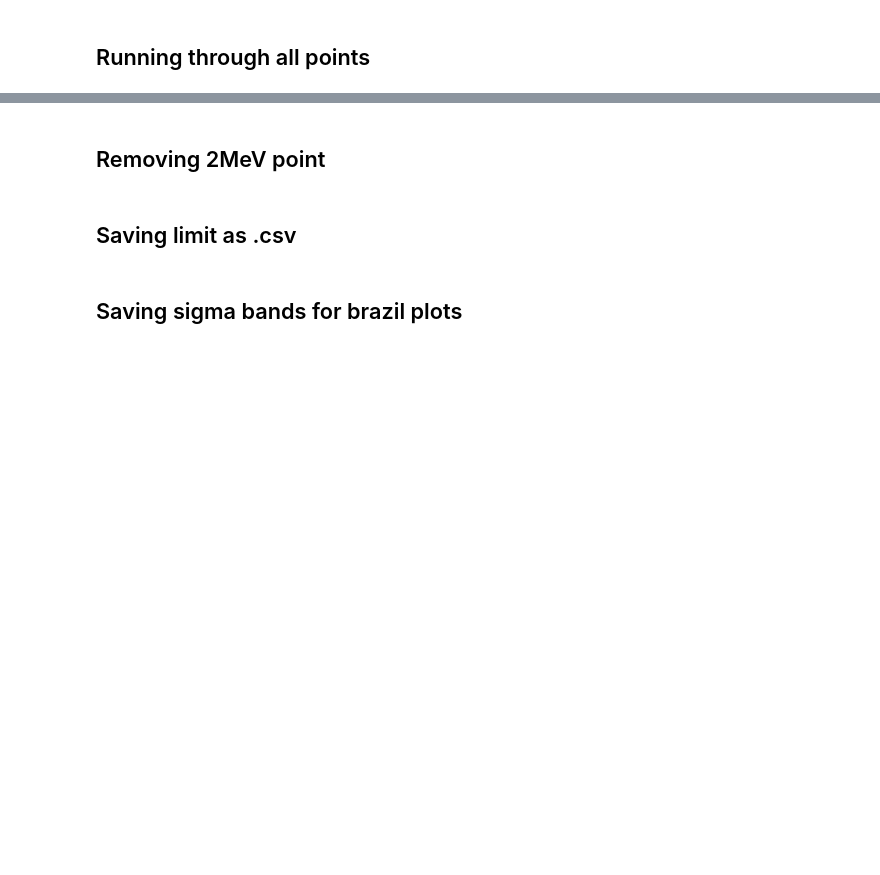
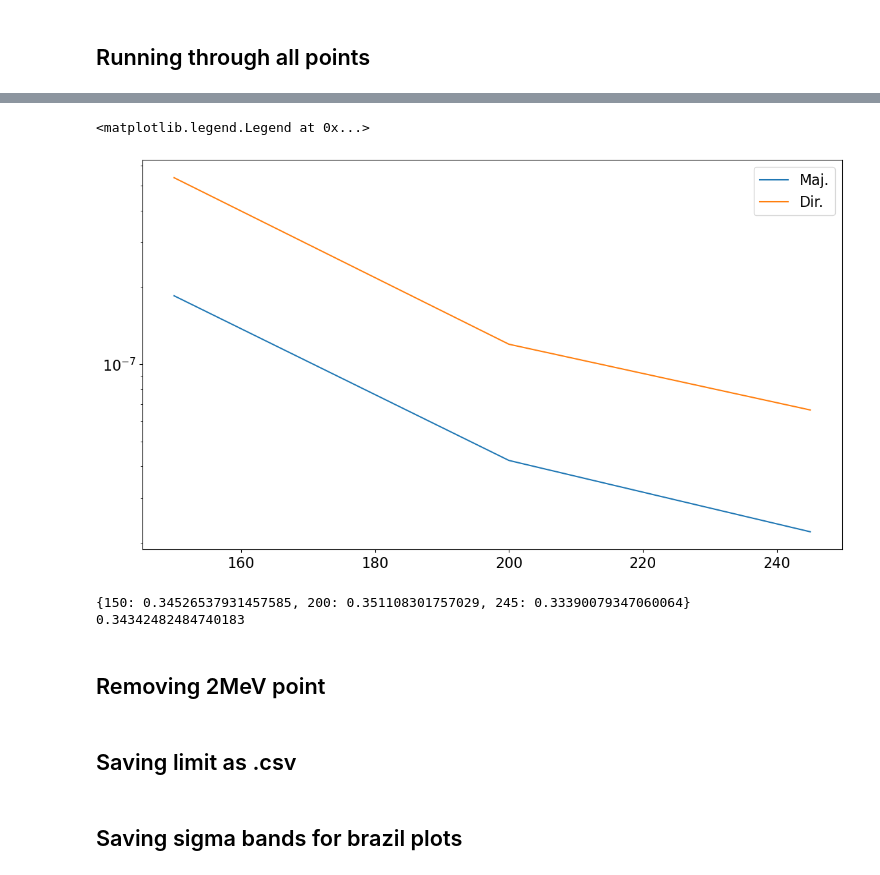
Before and after one commit to dmarsden01/uboone_HNL_analysis, a Jupyter notebook: 4_pyhf_limit.ipynb, the cells around one changed output, grey strips where cells are left out. Cells and saved outputs as stored; diff of their text form; code cells hidden in the pictures; blank space fills up the shorter version.

```diff
--- a/4_pyhf_limit.ipynb
+++ b/4_pyhf_limit.ipynb
@@ -776,3 +827,29 @@ removed_2MeV = False
+# %%
+masses = HNL_masses
+# limts_Maj = [0.005413019157172526,5.447736619270424e-06,1.585234277739009e-06] #ee
+limts_Maj = [1.8571539668620982e-07,4.214921434135996e-08,2.217237268632437e-08] #pi0
+limits_Dir = [5.378917430264621e-07, 1.2004619124764445e-07, 6.640407306572216e-08]
+plt.figure(figsize=(14,8),facecolor='white',dpi=100)
+
+plt.plot(masses, limts_Maj, label="Maj.")
+plt.plot(masses, limits_Dir, label="Dir.")
+plt.yscale('log')
+plt.legend()
+# %% [output]
+<matplotlib.legend.Legend at 0x...>
+[figure, added]
+# %%
+ratio_Dirac = {}
+ratio_sum = 0
+for i, HNL_mass in enumerate(HNL_masses):
+    ratio_Dirac[HNL_mass] = limts_Maj[i]/limits_Dir[i]
+    ratio_sum += ratio_Dirac[HNL_mass]
+
+print(ratio_Dirac)
+print(ratio_sum/3)
+# %% [output]
+{150: 0.34526537931457585, 200: 0.351108301757029, 245: 0.33390079347060064}
+0.34342482484740183
 # %% [markdown]
 ## Removing 2MeV point
 # %%
```
Also changed, not shown: parts of 20 cells of this notebook.
